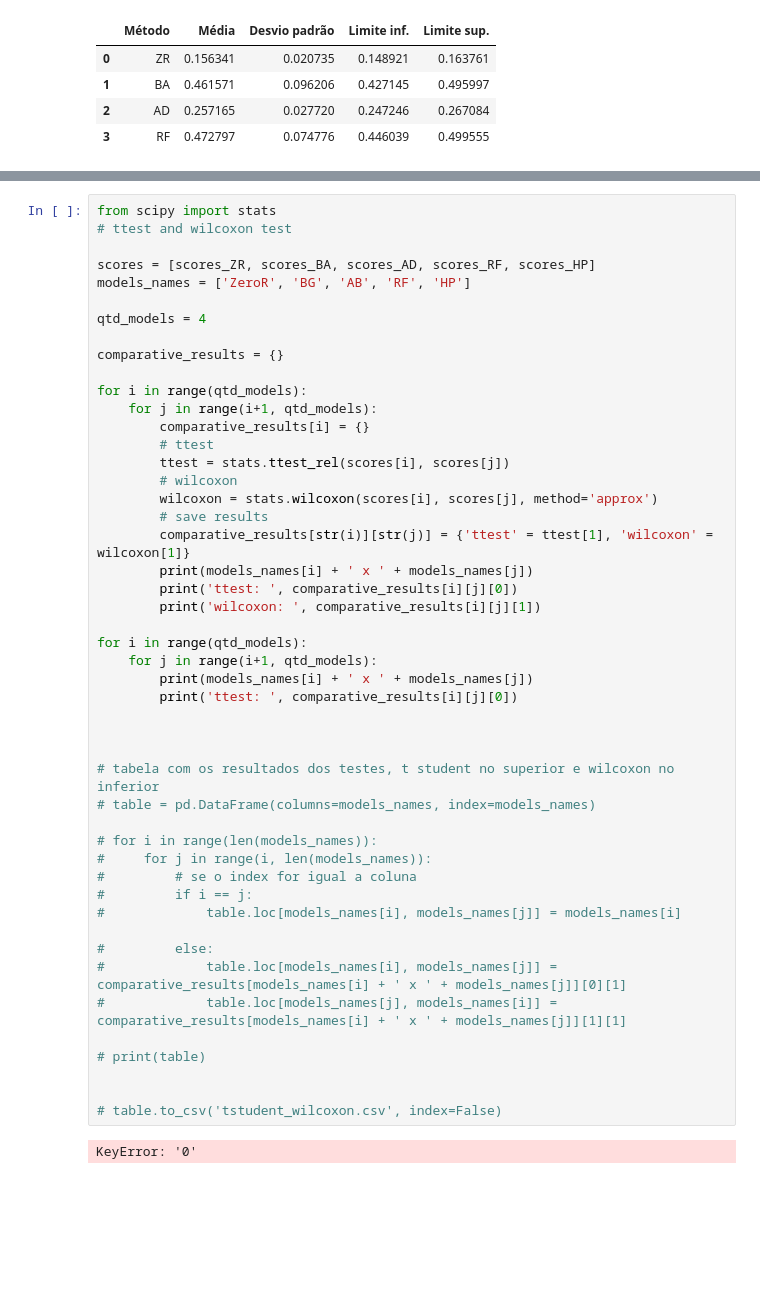
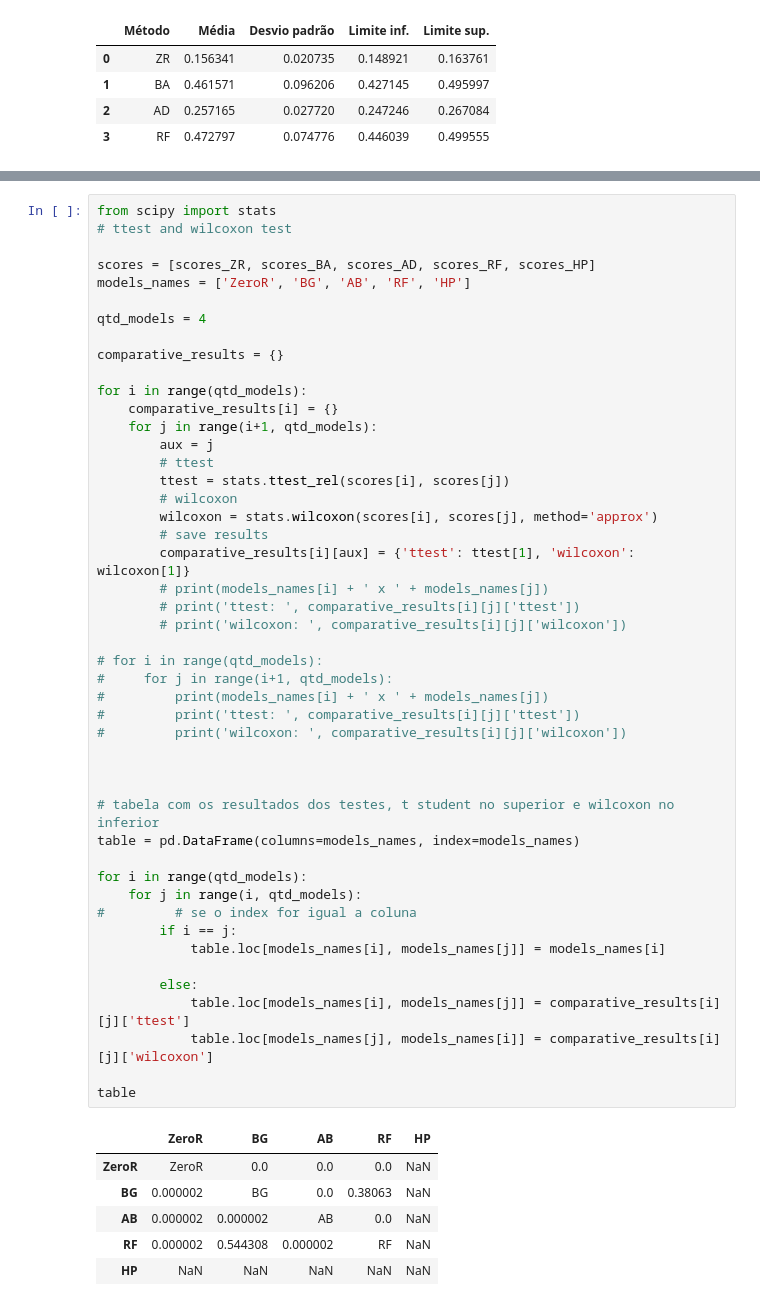
Before and after one commit to ViniciusMdJ/Classifica_dores, a Jupyter notebook: Trabalho1-LeituraDosDados.ipynb, the cells around one changed output, grey strips where cells are left out. Drawn from its saved outputs; the diff is of its cells as text; blank space fills up the shorter version.

```diff
--- a/Trabalho1-LeituraDosDados.ipynb
+++ b/Trabalho1-LeituraDosDados.ipynb
@@ -237,50 +249,54 @@ results_df
 # %%
 from scipy import stats
 # ttest and wilcoxon test
 
 scores = [scores_ZR, scores_BA, scores_AD, scores_RF, scores_HP]
 models_names = ['ZeroR', 'BG', 'AB', 'RF', 'HP']
 
 qtd_models = 4
 
 comparative_results = {}
 
 for i in range(qtd_models):
+    comparative_results[i] = {}
     for j in range(i+1, qtd_models):
-        comparative_results[i] = {}
+        aux = j
         # ttest
         ttest = stats.ttest_rel(scores[i], scores[j])
         # wilcoxon
         wilcoxon = stats.wilcoxon(scores[i], scores[j], method='approx')
         # save results
-        comparative_results[str(i)][str(j)] = {'ttest' = ttest[1], 'wilcoxon' = wilcoxon[1]}
-        print(models_names[i] + ' x ' + models_names[j])
-        print('ttest: ', comparative_results[i][j][0])
-        print('wilcoxon: ', comparative_results[i][j][1])
+        comparative_results[i][aux] = {'ttest': ttest[1], 'wilcoxon': wilcoxon[1]}
+        # print(models_names[i] + ' x ' + models_names[j])
+        # print('ttest: ', comparative_results[i][j]['ttest'])
+        # print('wilcoxon: ', comparative_results[i][j]['wilcoxon'])
 
-for i in range(qtd_models):
-    for j in range(i+1, qtd_models):
-        print(models_names[i] + ' x ' + models_names[j])
-        print('ttest: ', comparative_results[i][j][0])
+# for i in range(qtd_models):
+#     for j in range(i+1, qtd_models):
+#         print(models_names[i] + ' x ' + models_names[j])
+#         print('ttest: ', comparative_results[i][j]['ttest'])
+#         print('wilcoxon: ', comparative_results[i][j]['wilcoxon'])
 
 
 
 # tabela com os resultados dos testes, t student no superior e wilcoxon no inferior
-# table = pd.DataFrame(columns=models_names, index=models_names)
+table = pd.DataFrame(columns=models_names, index=models_names)
 
-# for i in range(len(models_names)):
-#     for j in range(i, len(models_names)):
+for i in range(qtd_models):
+    for j in range(i, qtd_models):
 #         # se o index for igual a coluna
-#         if i == j:
-#             table.loc[models_names[i], models_names[j]] = models_names[i]
+        if i == j:
+            table.loc[models_names[i], models_names[j]] = models_names[i]
 
-#         else:
-#             table.loc[models_names[i], models_names[j]] = comparative_results[models_names[i] + ' x ' + models_names[j]][0][1]
-#             table.loc[models_names[j], models_names[i]] = comparative_results[models_names[i] + ' x ' + models_names[j]][1][1]
+        else:
+            table.loc[models_names[i], models_names[j]] = comparative_results[i][j]['ttest']
+            table.loc[models_names[j], models_names[i]] = comparative_results[i][j]['wilcoxon']
 
-# print(table)
-
-
-# table.to_csv('tstudent_wilcoxon.csv', index=False)
+table
 # %% [output]
-KeyError: '0'
+|  | ZeroR | BG | AB | RF | HP |
+| ZeroR | ZeroR | 0.0 | 0.0 | 0.0 | NaN |
+| BG | 0.000002 | BG | 0.0 | 0.38063 | NaN |
+| AB | 0.000002 | 0.000002 | AB | 0.0 | NaN |
+| RF | 0.000002 | 0.544308 | 0.000002 | RF | NaN |
+| HP | NaN | NaN | NaN | NaN | NaN |
```
Also changed, not shown: parts of 6 cells of this notebook.
